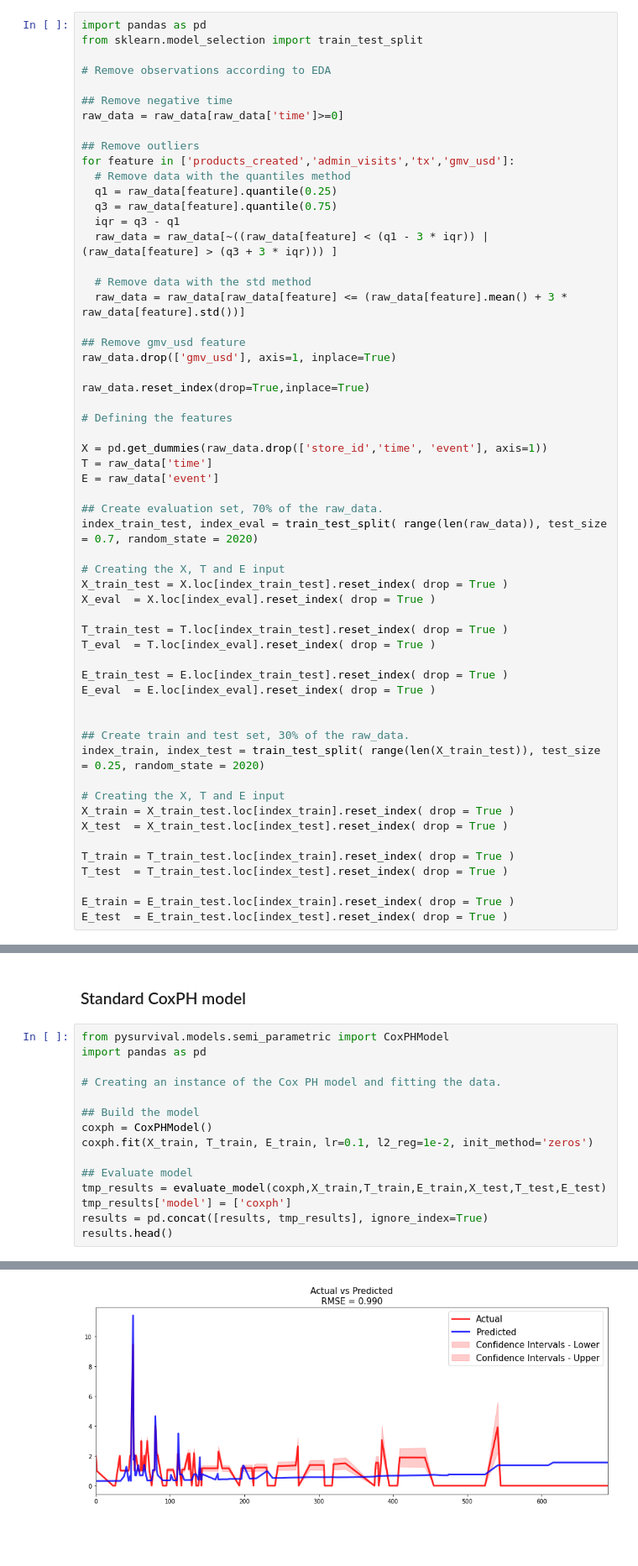
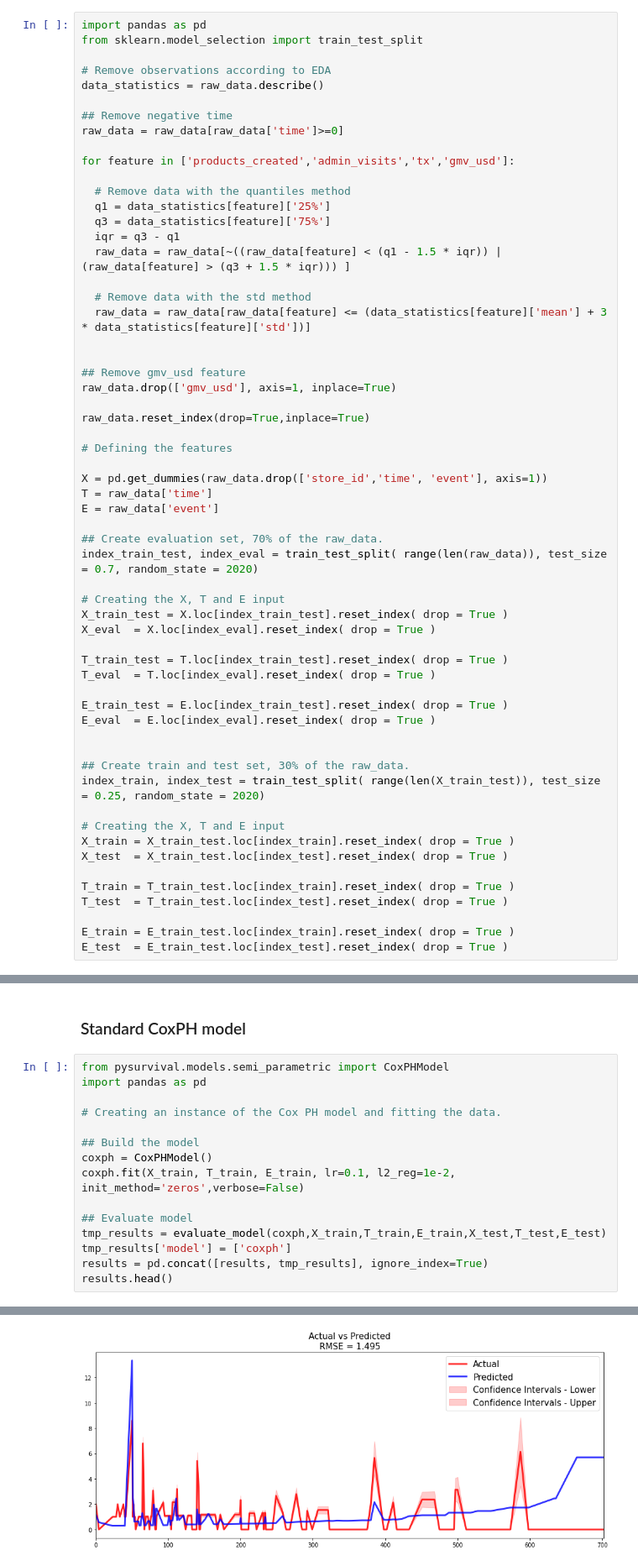
Before and after one commit to marcosmedvescig/thesis_survival_models_for_predicting_churn, a Jupyter notebook: model_selection.ipynb, the cells around one changed output, grey strips where cells are left out. Shown at 84% size. Cells and saved outputs as stored; diff of their text form; blank space fills up the shorter version.

Commit message:
Solve outliers removal issue and add results brief

```diff
--- a/model_selection.ipynb
+++ b/model_selection.ipynb
@@ -115,20 +115,22 @@ import pandas as pd
 from sklearn.model_selection import train_test_split
 
 # Remove observations according to EDA
+data_statistics = raw_data.describe()
 
 ## Remove negative time
 raw_data = raw_data[raw_data['time']>=0]
 
-## Remove outliers
 for feature in ['products_created','admin_visits','tx','gmv_usd']:
+
   # Remove data with the quantiles method
-  q1 = raw_data[feature].quantile(0.25)
-  q3 = raw_data[feature].quantile(0.75)
+  q1 = data_statistics[feature]['25%']
+  q3 = data_statistics[feature]['75%']
   iqr = q3 - q1
-  raw_data = raw_data[~((raw_data[feature] < (q1 - 3 * iqr)) | (raw_data[feature] > (q3 + 3 * iqr))) ]
+  raw_data = raw_data[~((raw_data[feature] < (q1 - 1.5 * iqr)) | (raw_data[feature] > (q3 + 1.5 * iqr))) ]
 
   # Remove data with the std method
-  raw_data = raw_data[raw_data[feature] <= (raw_data[feature].mean() + 3 * raw_data[feature].std())]
+  raw_data = raw_data[raw_data[feature] <= (data_statistics[feature]['mean'] + 3 * data_statistics[feature]['std'])]
+
 
 ## Remove gmv_usd feature
 raw_data.drop(['gmv_usd'], axis=1, inplace=True)
@@ -184,7 +186,7 @@ import pandas as pd
 
 ## Build the model
 coxph = CoxPHModel()
-coxph.fit(X_train, T_train, E_train, lr=0.1, l2_reg=1e-2, init_method='zeros')
+coxph.fit(X_train, T_train, E_train, lr=0.1, l2_reg=1e-2, init_method='zeros',verbose=False)
 
 ## Evaluate model
 tmp_results = evaluate_model(coxph,X_train,T_train,E_train,X_test,T_test,E_test)
@@ -215,2 +201,2 @@ AUC: 0.7671
-[figure, old version]
+[figure, new version]
 |  | c_index | ibs | mean_auc | rmse | model |
```
Also changed, not shown: parts of 10 cells of this notebook.
